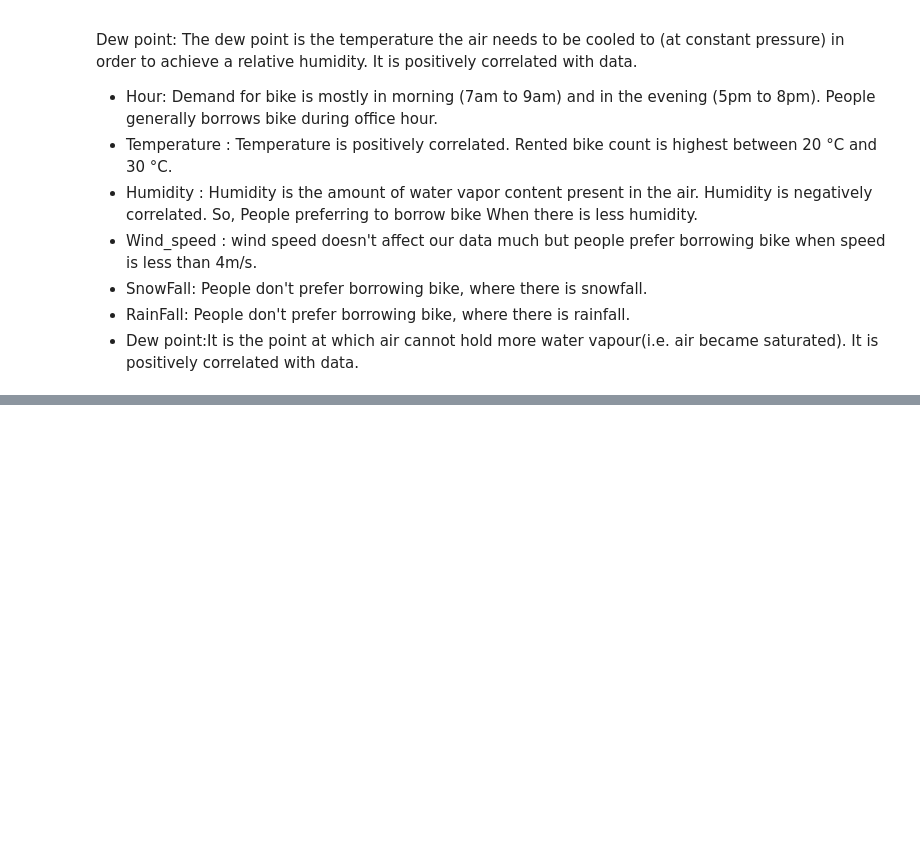
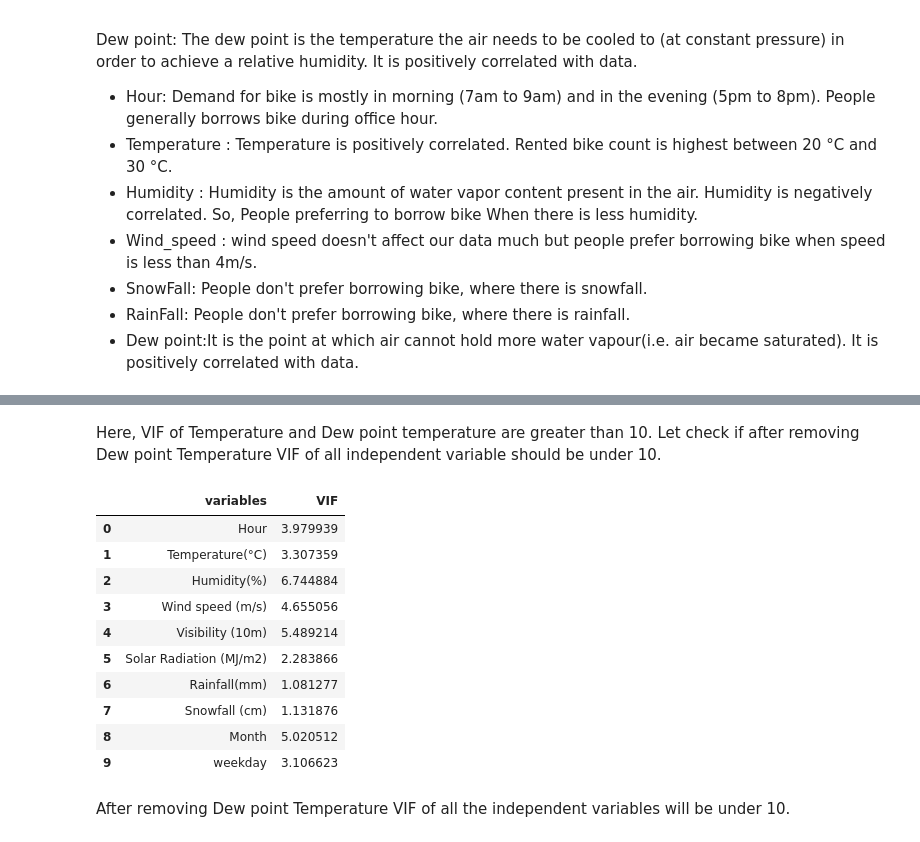
Before and after one commit to shubham-bhadouria/-Seoul-Bike-Sharing-Demand-Prediction, a Jupyter notebook: Copy_of_Copy_of_Bike_Sharing_Demand_Prediction_Capstone_Project.ipynb, the cells around one changed output, grey strips where cells are left out. Saved outputs shown, nothing was run; the diff lists cells and outputs as text; code cells hidden in the pictures; blank space fills up the shorter version.

```diff
--- a/Copy_of_Copy_of_Bike_Sharing_Demand_Prediction_Capstone_Project.ipynb
+++ b/Copy_of_Copy_of_Bike_Sharing_Demand_Prediction_Capstone_Project.ipynb
@@ -377,0 +393,18 @@ numerical_features = ['Hour', 'Temperature(°C)', 'Humidity(%)','Wind_speed(m/s)
+# %% [markdown]
+Here, VIF of Temperature and Dew point temperature are greater than 10. Let check if after removing Dew point Temperature VIF of all independent variable should be under 10.
+# %%
+calc_vif(bike_data[[i for i in bike_data.describe().columns if i not in ['Rented Bike Count','Dew point temperature(°C)'] ]])
+# %% [output]
+|  | variables | VIF |
+| 0 | Hour | 3.979939 |
+| 1 | Temperature(°C) | 3.307359 |
+| 2 | Humidity(%) | 6.744884 |
+| 3 | Wind speed (m/s) | 4.655056 |
+| 4 | Visibility (10m) | 5.489214 |
+| 5 | Solar Radiation (MJ/m2) | 2.283866 |
+| 6 | Rainfall(mm) | 1.081277 |
+| 7 | Snowfall (cm) | 1.131876 |
+| 8 | Month | 5.020512 |
+| 9 | weekday | 3.106623 |
+# %% [markdown]
+After removing Dew point Temperature VIF of all the independent variables will be under 10.
```
Also changed, not shown: parts of 15 cells of this notebook.
